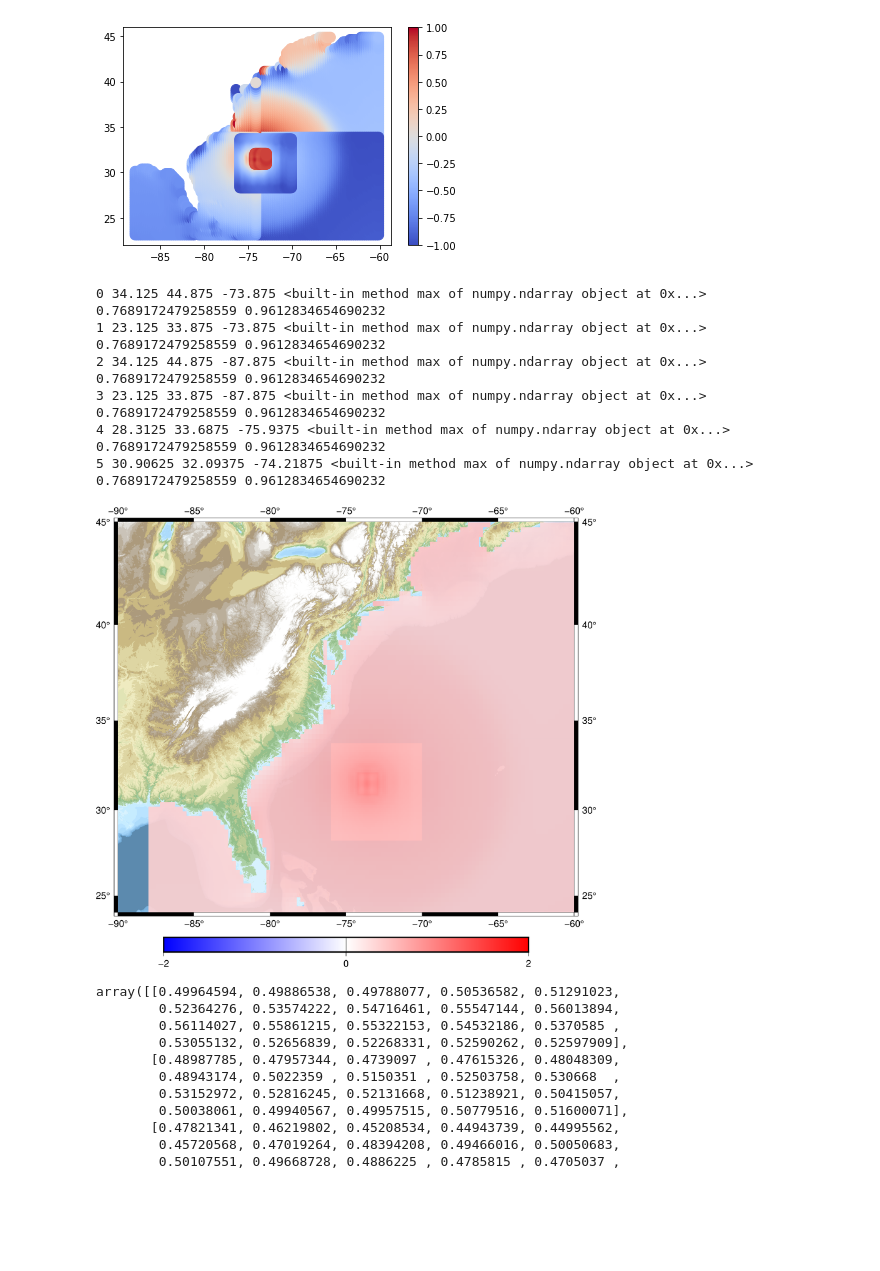
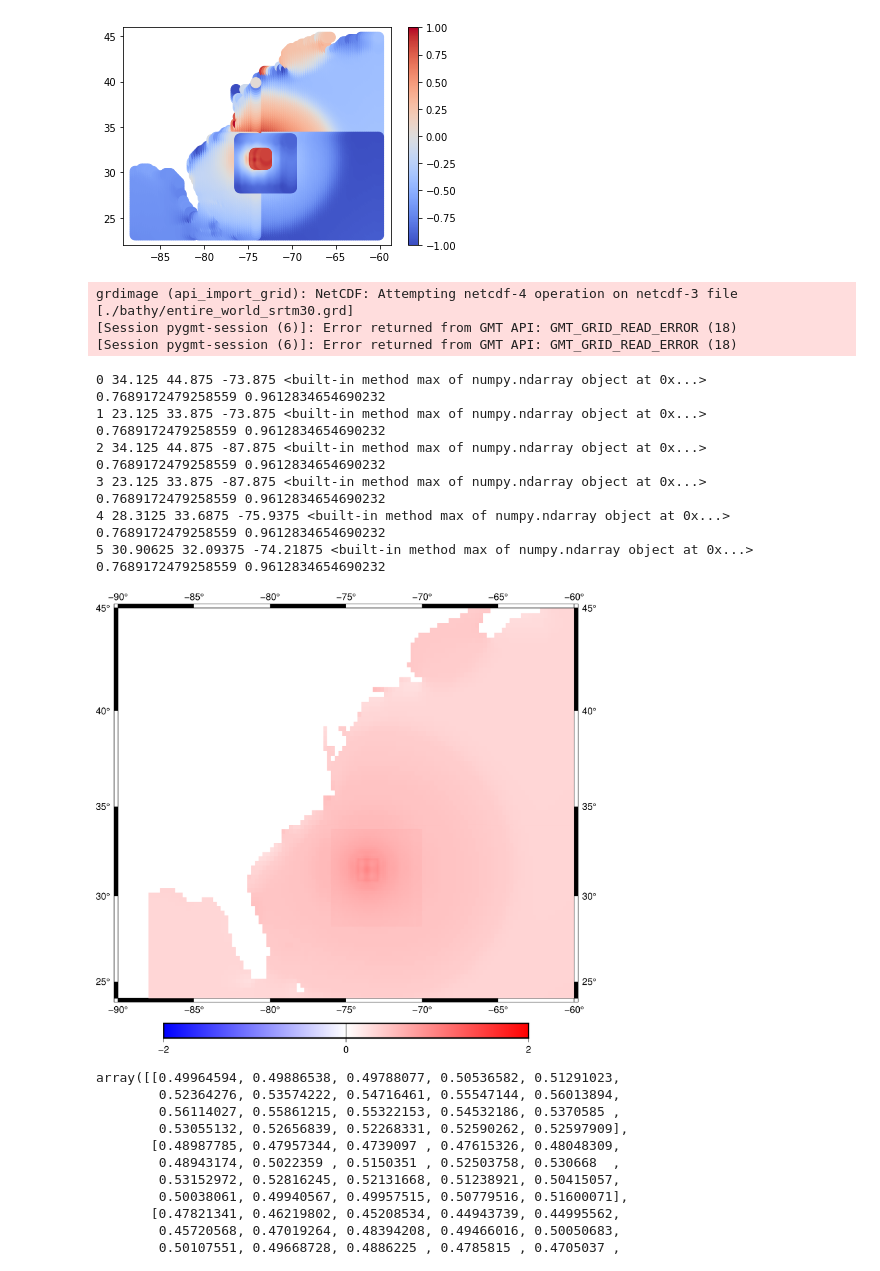
Before and after one commit to cjeffr/BarrierIslandBreachv1, a Jupyter notebook: fort.q_plotting.ipynb, the cells around one changed output. Cells and saved outputs as stored; diff of their text form; code cells hidden in the pictures; blank space fills up the shorter version.

```diff
--- a/fort.q_plotting.ipynb
+++ b/fort.q_plotting.ipynb
@@ -61,45 +61,48 @@ plt.show()
 [figure]
 # %%
 # def gmt_map(lat, lon, water):
-bathy = '/mnt/c/RData/bathy/entire_world_srtm30.grd'
+bathy = './bathy/entire_world_srtm30.grd'
 [patch_dict, water, h, X, Y, eta]=read_fortq(4)
 fig = pygmt.Figure()
 fig.basemap(region=[-90.0, -60.00, 24., 45.], projection='M8i',frame='a')
-pygmt.makecpt(series=[-500, 500], cmap='wiki-france')
+pygmt.makecpt(series=[-500, 500], cmap='jet')
 fig.grdimage(bathy,region=[-90.0, -60.00, 24., 45.] )
 pygmt.makecpt(series=[-2, 2], cmap='polar')
 # x = X[:,0]
 # y = Y[0]
 # df = pd.DataFrame(data=water, index=[i for i in x], columns=[j for j in y])
 # df.index.name='Longitude'
 # df.columns.name="Latitude"
 # da=xr.DataArray(data=df.T)
 for patch in patch_dict:
     lat = patch_dict[patch]['lat']
     long = patch_dict[patch]['long']
     water = patch_dict[patch]['water']
     if patch_dict[patch]['amr_level'] >= 1:
         print(patch, lat.min(), lat.max(), long.min(),long.max, eta.min(), eta.max())
         df = pd.DataFrame(data=water, index=[i for i in long], columns=[i for i in lat])# 'Latitude':lat, 'Longitude':long})
         df.index.name='Longitude'
         df.columns.name="Latitude"
         da=xr.DataArray(data=df.T)
 
         fig.grdimage(da, Q=True,t=10)
 fig.colorbar()
 fig.show()
 ### Plot GMT map
 
 
 # gmt_map(X, Y, water)
 # %% [output]
-0 34.125 44.875 -73.875 <built-in method max of numpy.ndarray object at 0x...> 0.7689172479258559 0.9612834654690232
-1 23.125 33.875 -73.875 <built-in method max of numpy.ndarray object at 0x...> 0.7689172479258559 0.9612834654690232
-2 34.125 44.875 -87.875 <built-in method max of numpy.ndarray object at 0x...> 0.7689172479258559 0.9612834654690232
-3 23.125 33.875 -87.875 <built-in method max of numpy.ndarray object at 0x...> 0.7689172479258559 0.9612834654690232
-4 28.3125 33.6875 -75.9375 <built-in method max of numpy.ndarray object at 0x...> 0.7689172479258559 0.9612834654690232
-5 30.90625 32.09375 -74.21875 <built-in method max of numpy.ndarray object at 0x...> 0.7689172479258559 0.9612834654690232
+grdimage (api_import_grid): NetCDF: Attempting netcdf-4 operation on netcdf-3 file [./bathy/entire_world_srtm30.grd]
+[Session pygmt-session (6)]: Error returned from GMT API: GMT_GRID_READ_ERROR (18)
+[Session pygmt-session (6)]: Error returned from GMT API: GMT_GRID_READ_ERROR (18)
+0 34.125 44.875 -73.875 <built-in method max of numpy.ndarray object at 0x...> 0.7689172479258559 0.9612834654690232
+1 23.125 33.875 -73.875 <built-in method max of numpy.ndarray object at 0x...> 0.7689172479258559 0.9612834654690232
+2 34.125 44.875 -87.875 <built-in method max of numpy.ndarray object at 0x...> 0.7689172479258559 0.9612834654690232
+3 23.125 33.875 -87.875 <built-in method max of numpy.ndarray object at 0x...> 0.7689172479258559 0.9612834654690232
+4 28.3125 33.6875 -75.9375 <built-in method max of numpy.ndarray object at 0x...> 0.7689172479258559 0.9612834654690232
+5 30.90625 32.09375 -74.21875 <built-in method max of numpy.ndarray object at 0x...> 0.7689172479258559 0.9612834654690232
-[figure, old version]
+[figure, new version]
 # %%
 water -= .33
 water
```
Also changed, not shown: parts of 3 cells of this notebook, 2 other files.
